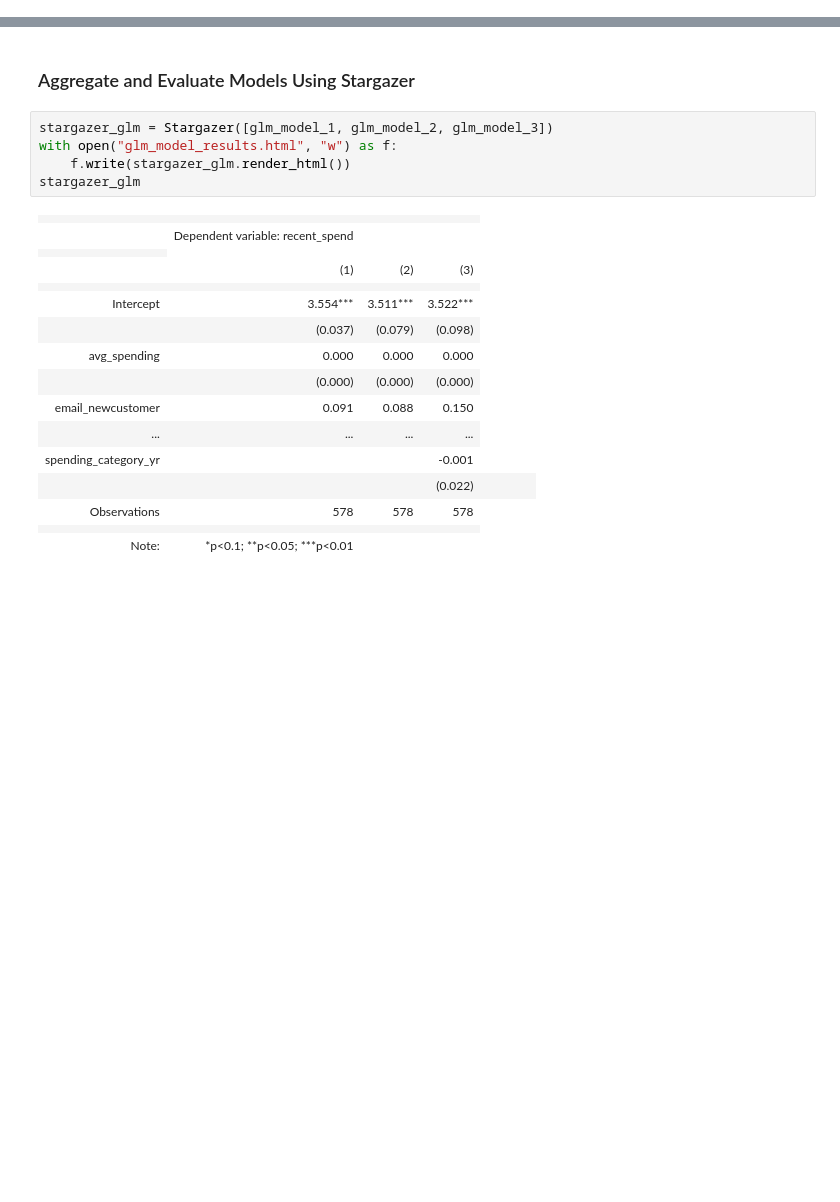
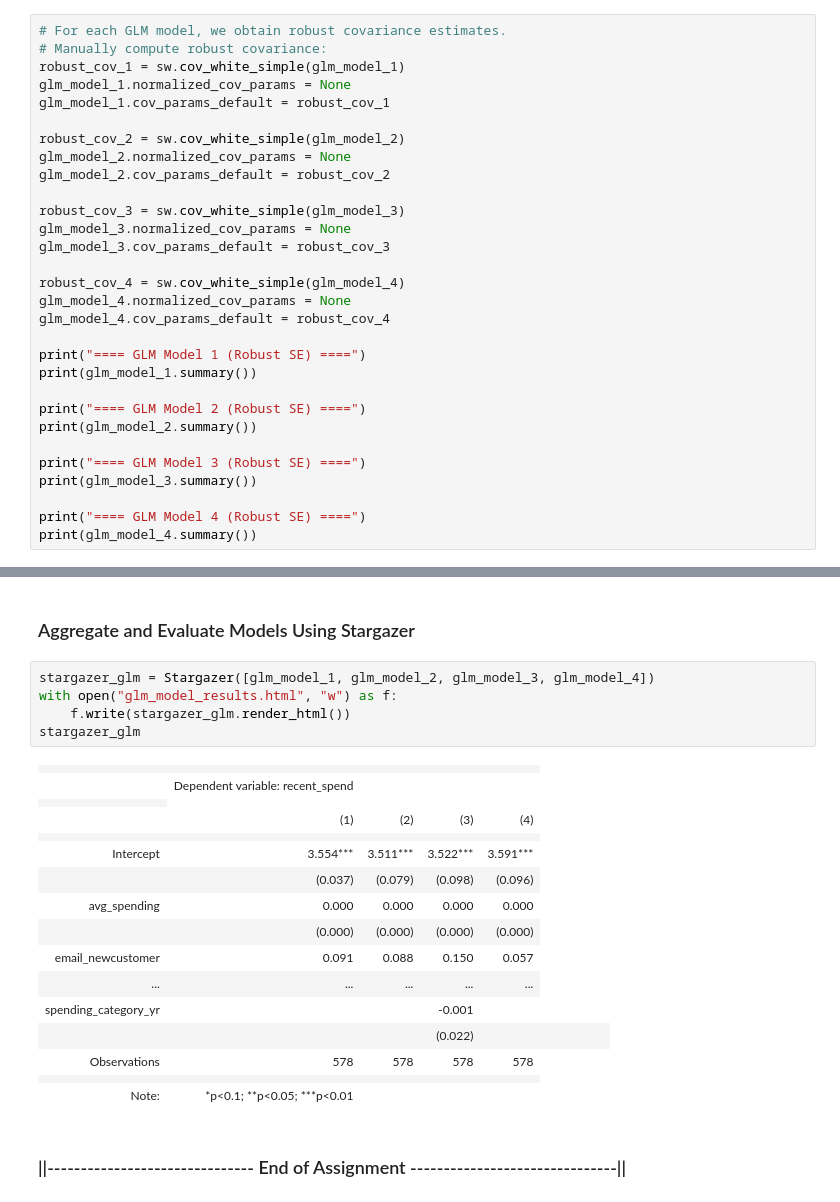
Before and after one commit to burnett013/ISM6137_Assignment_M4, a Jupyter notebook: m4_sales_v5.ipynb, the cells around one changed output, grey strips where cells are left out. Cells and saved outputs as stored; diff of their text form; blank space fills up the shorter version.

Commit message:
Updated dataset and models. Replaced hypothesis_table_v5.xlsx with hypothesis_table_v6.xlsx

```diff
--- a/m4_sales_v5.ipynb
+++ b/m4_sales_v5.ipynb
@@ -218,0 +253,30 @@ avg_spending                    7.623e-05      0.000      0.311      0.756
+# %%
+# For each GLM model, we obtain robust covariance estimates.
+# Manually compute robust covariance:
+robust_cov_1 = sw.cov_white_simple(glm_model_1)
+glm_model_1.normalized_cov_params = None
+glm_model_1.cov_params_default = robust_cov_1
+
+robust_cov_2 = sw.cov_white_simple(glm_model_2)
+glm_model_2.normalized_cov_params = None
+glm_model_2.cov_params_default = robust_cov_2
+
+robust_cov_3 = sw.cov_white_simple(glm_model_3)
+glm_model_3.normalized_cov_params = None
+glm_model_3.cov_params_default = robust_cov_3
+
+robust_cov_4 = sw.cov_white_simple(glm_model_4)
+glm_model_4.normalized_cov_params = None
+glm_model_4.cov_params_default = robust_cov_4
+
+print("==== GLM Model 1 (Robust SE) ====")
+print(glm_model_1.summary())
+
+print("==== GLM Model 2 (Robust SE) ====")
+print(glm_model_2.summary())
+
+print("==== GLM Model 3 (Robust SE) ====")
+print(glm_model_3.summary())
+
+print("==== GLM Model 4 (Robust SE) ====")
+print(glm_model_4.summary())
@@ -219,24 +301,26 @@ avg_spending                    7.623e-05      0.000      0.311      0.756
 # %% [markdown]
 ### Aggregate and Evaluate Models Using Stargazer
 # %%
-stargazer_glm = Stargazer([glm_model_1, glm_model_2, glm_model_3])
+stargazer_glm = Stargazer([glm_model_1, glm_model_2, glm_model_3, glm_model_4])
 with open("glm_model_results.html", "w") as f:
     f.write(stargazer_glm.render_html())
 stargazer_glm
 # %% [output]
-|  |  |  |  |
-|  | Dependent variable: recent_spend |  |  |
+|  |  |  |  |  |
+|  | Dependent variable: recent_spend |  |  |  |
 |  |
-|  | (1) | (2) | (3) |
-|  |  |  |  |
-| Intercept | 3.554*** | 3.511*** | 3.522*** |
-|  | (0.037) | (0.079) | (0.098) |
-| avg_spending | 0.000 | 0.000 | 0.000 |
-|  | (0.000) | (0.000) | (0.000) |
-| email_newcustomer | 0.091 | 0.088 | 0.150 |
-| ... | ... | ... | ... |
-| spending_category_yr |  |  | -0.001 |
-|  |  |  | (0.022) |  |  |  |  |
-| Observations | 578 | 578 | 578 |
-|  |  |  |  |
-| Note: | *p<0.1; **p<0.05; ***p<0.01 |  |  |
+|  | (1) | (2) | (3) | (4) |
+|  |  |  |  |  |
+| Intercept | 3.554*** | 3.511*** | 3.522*** | 3.591*** |
+|  | (0.037) | (0.079) | (0.098) | (0.096) |
+| avg_spending | 0.000 | 0.000 | 0.000 | 0.000 |
+|  | (0.000) | (0.000) | (0.000) | (0.000) |
+| email_newcustomer | 0.091 | 0.088 | 0.150 | 0.057 |
+| ... | ... | ... | ... | ... |
+| spending_category_yr |  |  | -0.001 |  |
+|  |  |  | (0.022) |  |  |  |  |  |  |
+| Observations | 578 | 578 | 578 | 578 |
+|  |  |  |  |  |
+| Note: | *p<0.1; **p<0.05; ***p<0.01 |  |  |  |
+# %% [markdown]
+### ||------------------------------- End of Assignment -------------------------------||
```
Also changed, not shown: parts of 9 cells of this notebook, 6 other files.
